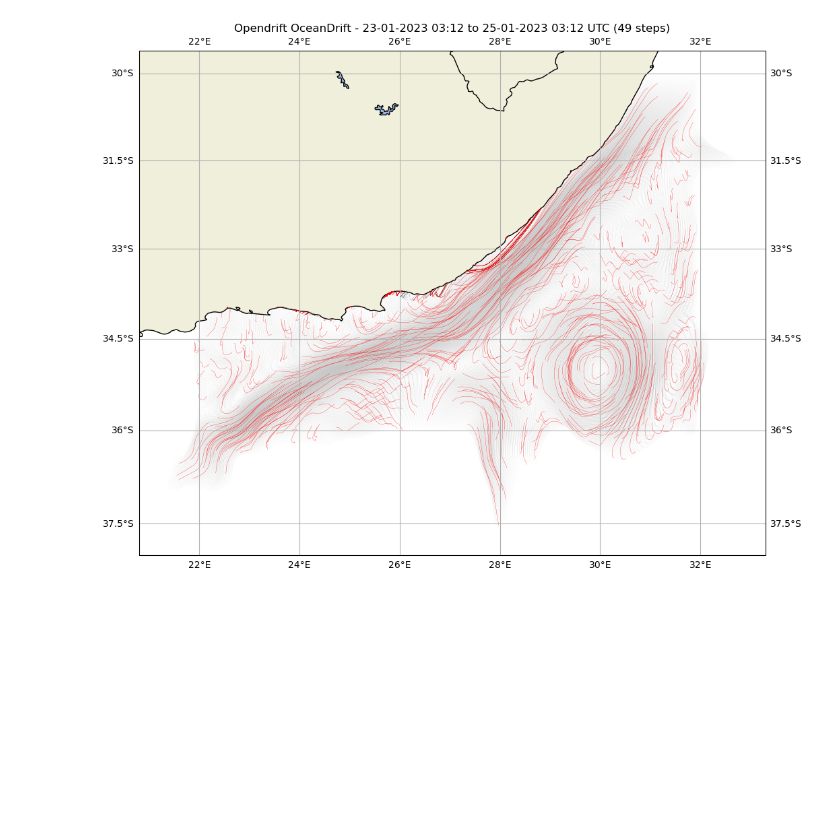
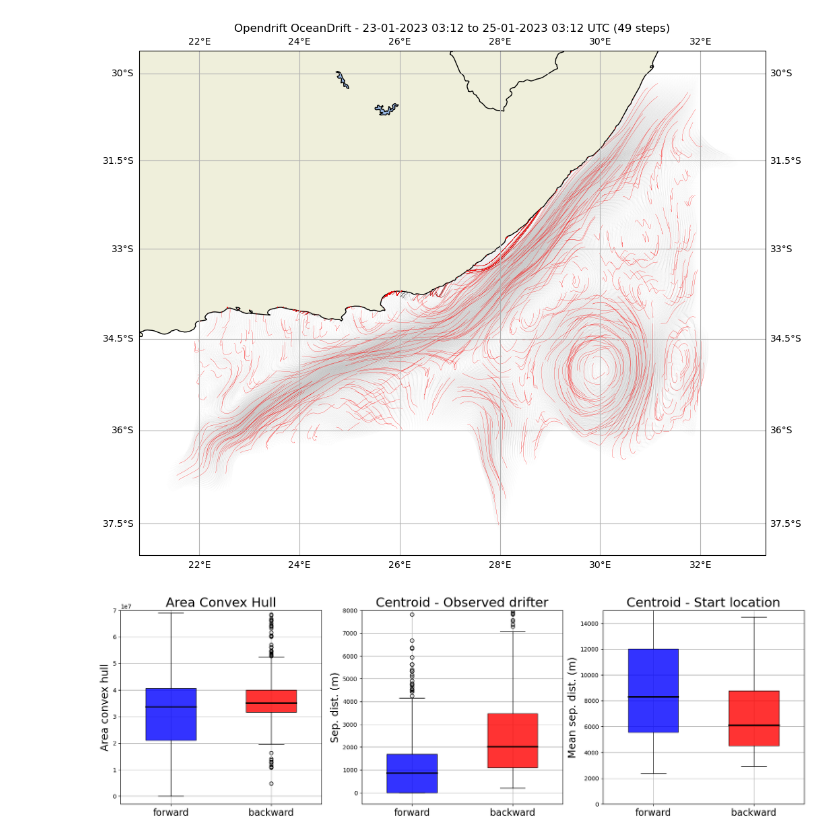
Before and after one commit to bentemoe/backtrack_opendrift, a Jupyter notebook: pick_random_fwd_as_truth_oceandrift_48h/agulhas_fwd_pick.ipynb, the cells around one changed output. Drawn from its saved outputs; the diff is of its cells as text; code cells hidden in the pictures; blank space fills up the shorter version.

```diff
--- a/pick_random_fwd_as_truth_oceandrift_48h/agulhas_fwd_pick.ipynb
+++ b/pick_random_fwd_as_truth_oceandrift_48h/agulhas_fwd_pick.ipynb
@@ -320,6 +324,14 @@ np.savetxt('agul1000_sepdis_back.out', sepdis_back_new, delimiter=',')
 np.savetxt('agul1000_n.out', n, delimiter=',')
 np.savetxt('agul1000_msd_fwd.out', msd_hits, delimiter=',')
 np.savetxt('agul1000_msd_back.out', msd_hits_back, delimiter=',')
+# %%
+area_back = np.loadtxt('C:/Users/bente/Documents/BACKTRACK/backtracking/pick_random_fwd_as_truth_oceandrift_48h/agul1000_area_back.out')
+area_fwd_new = np.loadtxt('C:/Users/bente/Documents/BACKTRACK/backtracking/pick_random_fwd_as_truth_oceandrift_48h/agul1000_area_forward.out')
+sepdis_fwd_new = np.loadtxt('C:/Users/bente/Documents/BACKTRACK/backtracking/pick_random_fwd_as_truth_oceandrift_48h/agul1000_sepdis_fwd.out')
+sepdis_back_new = np.loadtxt('C:/Users/bente/Documents/BACKTRACK/backtracking/pick_random_fwd_as_truth_oceandrift_48h/agul1000_sepdis_back.out')
+msd_hits = np.loadtxt('C:/Users/bente/Documents/BACKTRACK/backtracking/pick_random_fwd_as_truth_oceandrift_48h/agul1000_msd_fwd.out')
+msd_hits_back = np.loadtxt('C:/Users/bente/Documents/BACKTRACK/backtracking/pick_random_fwd_as_truth_oceandrift_48h/agul1000_msd_back.out')
+n = np.loadtxt('C:/Users/bente/Documents/BACKTRACK/backtracking/pick_random_fwd_as_truth_oceandrift_48h/agul1000_n.out')
 # %%
 plt.figure(figsize=(16,4))
 plt.scatter(range(len(area_back)), area_back, color='red', linestyle='-', label='backward')
@@ -441,3 +453,34 @@ plt.title('Opendrift OceanDrift - 23-01-2023 03:12 to 25-01-2023 03:12 UTC (49 s
 plt.show()
 # %% [output]
 [figure]
+# %%
+plt.figure(figsize=(21,6))
+
+plt.subplot(1,3,1)
+plt.boxplot(area_back_nan, positions=[2], patch_artist=True, boxprops=dict(facecolor='red', alpha=0.8), medianprops=dict(color='black', linewidth=2), widths = 0.5)
+plt.boxplot(area_forward_nan, positions=[1], patch_artist=True, boxprops=dict(facecolor='blue', alpha=0.8), medianprops=dict(color='black', linewidth=2), widths = 0.5)
+plt.xticks([1,2],['forward', 'backward'], fontsize=16)
+plt.ylabel('Area convex hull', fontsize=18)
+plt.ylim([-0.03e8,0.7e8])
+plt.title('Area Convex Hull', fontsize=22)
+plt.grid()
+
+plt.subplot(1,3,2)
+plt.boxplot(sepdis_back_new_nan, positions=[2], patch_artist=True, boxprops=dict(facecolor='red', alpha=0.8), medianprops=dict(color='black', linewidth=2), widths = 0.5)
+plt.boxplot(sepdis_fwd_new_nan, positions=[1], patch_artist=True, boxprops=dict(facecolor='blue', alpha=0.8), medianprops=dict(color='black', linewidth=2), widths = 0.5)
+plt.xticks([1,2],['forward', 'backward'], fontsize=16)
+plt.ylabel('Sep. dist. (m)', fontsize=18)
+plt.title('Centroid - Observed drifter', fontsize=22)
+plt.ylim([-500,8000])
+plt.grid()
+
+plt.subplot(1,3,3)
+plt.boxplot(msd_back_nan, positions=[2], patch_artist=True, boxprops=dict(facecolor='red', alpha=0.8), medianprops=dict(color='black', linewidth=2), widths = 0.5)
+plt.boxplot(msd_forward_nan, positions=[1], patch_artist=True, boxprops=dict(facecolor='blue', alpha=0.8), medianprops=dict(color='black', linewidth=2), widths = 0.5)
+plt.xticks([1,2],['forward', 'backward'], fontsize=16)
+plt.ylabel('Mean sep. dist. (m)', fontsize=18)
+plt.title('Centroid - Start location', fontsize=22)
+plt.ylim([0,15000])
+plt.grid()
+# %% [output]
+[figure, added]
```
Also changed, not shown: parts of 2 cells of this notebook, 7 other files.
